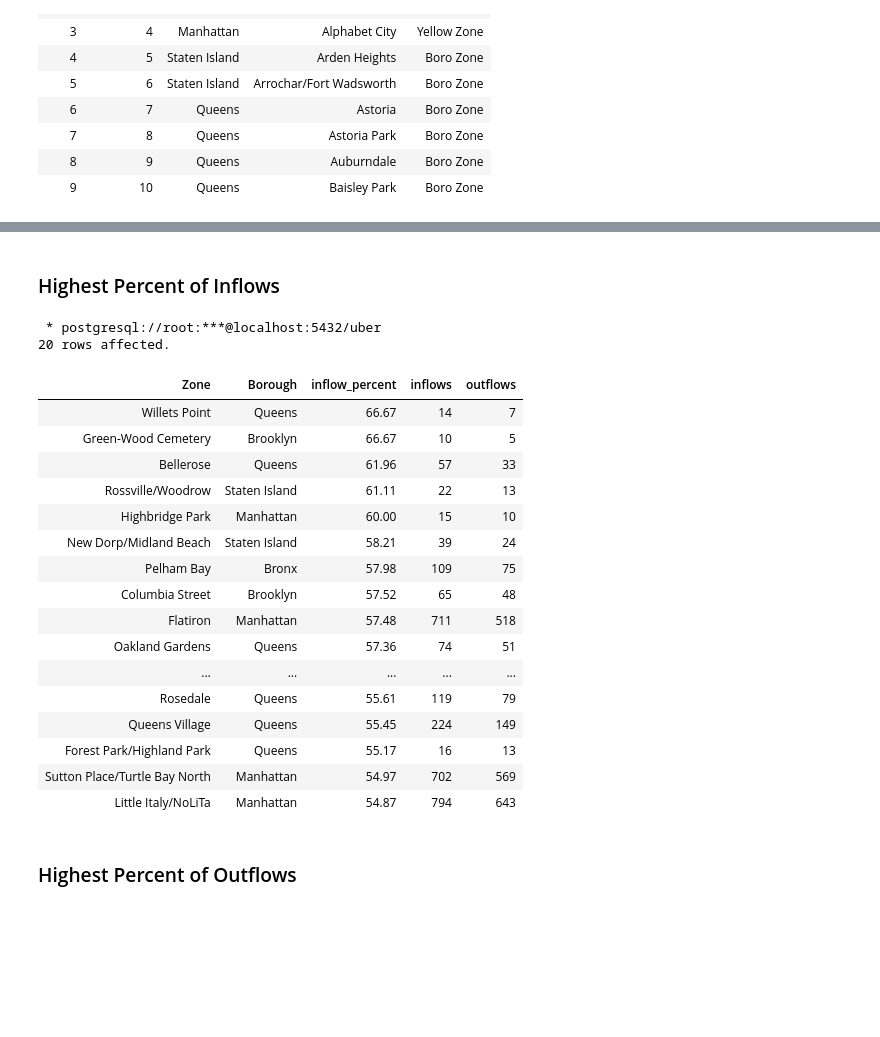
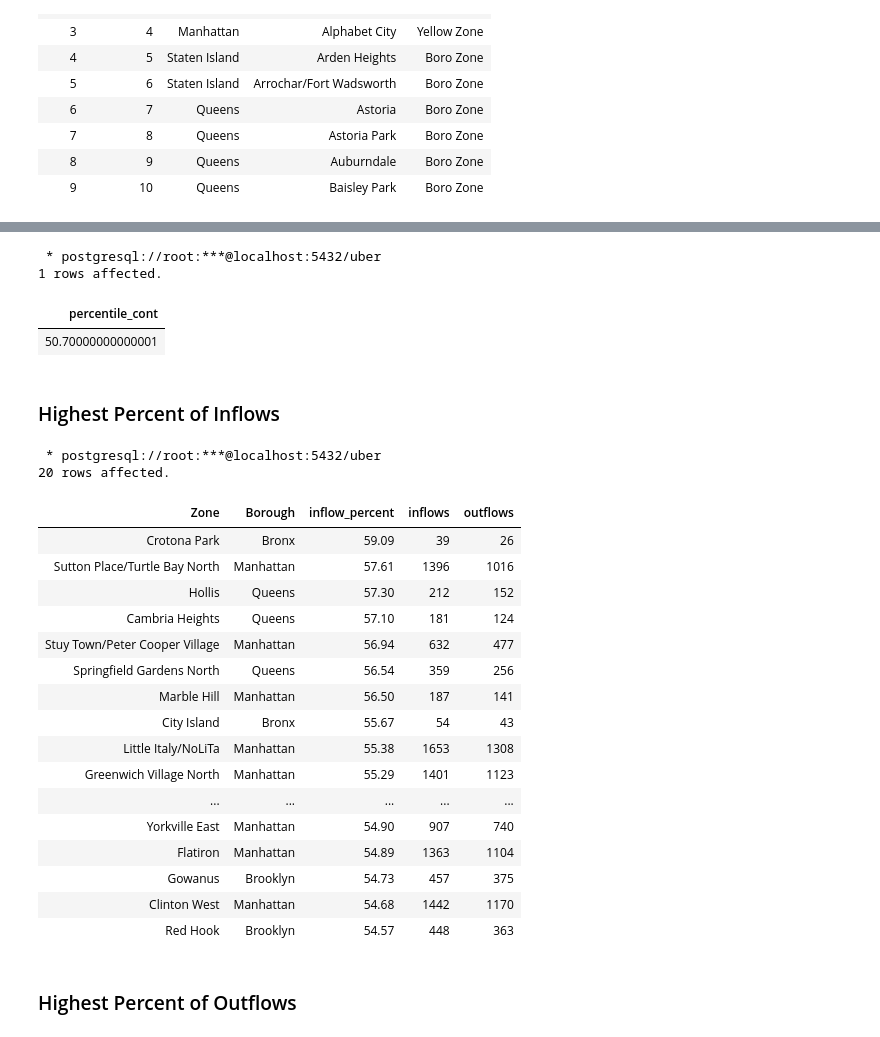
Before and after one commit to mjv2146/uber-nyc, a Jupyter notebook: notebooks/02_inflows_outflows.ipynb, the cells around one changed output, grey strips where cells are left out. Cells and saved outputs as stored; diff of their text form; code cells hidden in the pictures; blank space fills up the shorter version.

Commit message:
add second dataset; add percentile measure to avoid outliers for flow measures

```diff
--- a/notebooks/02_inflows_outflows.ipynb
+++ b/notebooks/02_inflows_outflows.ipynb
@@ -204,38 +204,48 @@ Done.
+# %%
+%%sql
+SELECT percentile_cont(0.05) WITHIN GROUP (ORDER BY total ASC)
+FROM flows
+# %% [output]
+ * postgresql://root:***@localhost:5432/uber
+1 rows affected.
+| percentile_cont |
+| 50.70000000000001 |
 # %% [markdown]
 ### Highest Percent of Inflows
 # %%
 %%sql
 SELECT
 flows."Zone",
 flows."Borough",
 ROUND(
     100*inflows / (total)
 ,2) inflow_percent,
 inflows, outflows
 FROM flows
 WHERE (inflows + outflows > 0)
+AND total > (SELECT percentile_cont(0.05) WITHIN GROUP (ORDER BY total ASC) FROM flows)
 ORDER BY (inflows / (total)) DESC
 LIMIT 20;
 # %% [output]
  * postgresql://root:***@localhost:5432/uber
 20 rows affected.
 | Zone | Borough | inflow_percent | inflows | outflows |
-| Willets Point | Queens | 66.67 | 14 | 7 |
-| Green-Wood Cemetery | Brooklyn | 66.67 | 10 | 5 |
-| Bellerose | Queens | 61.96 | 57 | 33 |
-| Rossville/Woodrow | Staten Island | 61.11 | 22 | 13 |
-| Highbridge Park | Manhattan | 60.00 | 15 | 10 |
-| New Dorp/Midland Beach | Staten Island | 58.21 | 39 | 24 |
-| Pelham Bay | Bronx | 57.98 | 109 | 75 |
-| Columbia Street | Brooklyn | 57.52 | 65 | 48 |
-| Flatiron | Manhattan | 57.48 | 711 | 518 |
-| Oakland Gardens | Queens | 57.36 | 74 | 51 |
+| Crotona Park | Bronx | 59.09 | 39 | 26 |
+| Sutton Place/Turtle Bay North | Manhattan | 57.61 | 1396 | 1016 |
+| Hollis | Queens | 57.30 | 212 | 152 |
+| Cambria Heights | Queens | 57.10 | 181 | 124 |
+| Stuy Town/Peter Cooper Village | Manhattan | 56.94 | 632 | 477 |
+| Springfield Gardens North | Queens | 56.54 | 359 | 256 |
+| Marble Hill | Manhattan | 56.50 | 187 | 141 |
+| City Island | Bronx | 55.67 | 54 | 43 |
+| Little Italy/NoLiTa | Manhattan | 55.38 | 1653 | 1308 |
+| Greenwich Village North | Manhattan | 55.29 | 1401 | 1123 |
 | ... | ... | ... | ... | ... |
-| Rosedale | Queens | 55.61 | 119 | 79 |
-| Queens Village | Queens | 55.45 | 224 | 149 |
-| Forest Park/Highland Park | Queens | 55.17 | 16 | 13 |
-| Sutton Place/Turtle Bay North | Manhattan | 54.97 | 702 | 569 |
-| Little Italy/NoLiTa | Manhattan | 54.87 | 794 | 643 |
+| Yorkville East | Manhattan | 54.90 | 907 | 740 |
+| Flatiron | Manhattan | 54.89 | 1363 | 1104 |
+| Gowanus | Brooklyn | 54.73 | 457 | 375 |
+| Clinton West | Manhattan | 54.68 | 1442 | 1170 |
+| Red Hook | Brooklyn | 54.57 | 448 | 363 |
 # %% [markdown]
 ### Highest Percent of Outflows
 # %%
```
Also changed, not shown: parts of 8 cells of this notebook, 4 other files.
